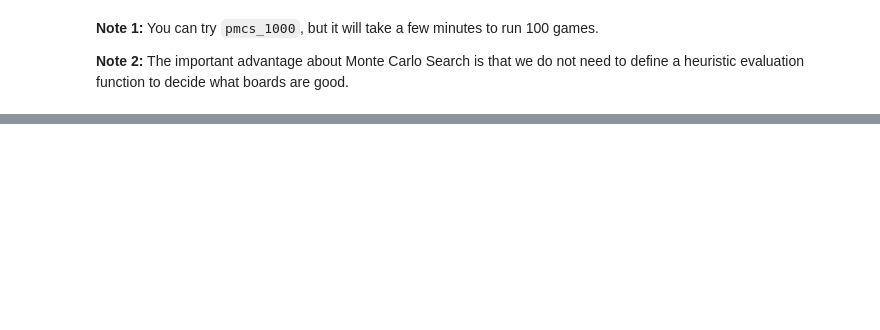
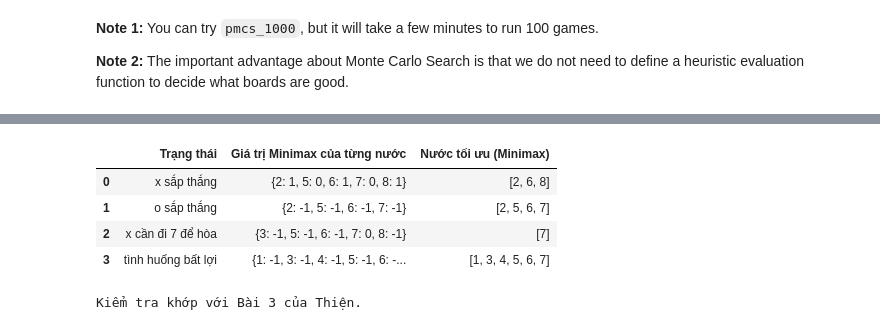
Before and after one commit to Ko4rut/ML-Advance-Group, a Jupyter notebook: lab05 - game/lab05 - game/tictactoe_pure_monte_carlo_search.ipynb, the cells around one changed output, grey strips where cells are left out. Saved outputs shown, nothing was run; the diff lists cells and outputs as text; code cells hidden in the pictures; blank space fills up the shorter version.

```diff
--- a/lab05 - game/lab05 - game/tictactoe_pure_monte_carlo_search.ipynb
+++ b/lab05 - game/lab05 - game/tictactoe_pure_monte_carlo_search.ipynb
@@ -399,0 +517,32 @@ Wall time: 7.68 s
+# %%
+def minimax_value(board, player, root):
+    """giá trị Minimax (nhìn từ root) của bàn mà player đang đi. Chỉ để kiểm tra, trạng thái nhỏ."""
+    u = utility(board, root)
+    if u is not None: return u
+    values = [minimax_value(result(board, player, a), other(player), root) for a in actions(board)]
+    return max(values) if player == root else min(values)
+
+
+exact = {name: {a: minimax_value(result(board, 'x', a), 'o', 'x') for a in actions(board)}
+         for name, board in test_states.items() if name != "bàn trống"}
+
+rows = []
+for name, values in exact.items():
+    top = max(values.values())
+    rows.append({"Trạng thái": name, "Giá trị Minimax của từng nước": values,
+                 "Nước tối ưu (Minimax)": [a for a, v in values.items() if v == top]})
+display(pd.DataFrame(rows))
+
+# khớp với bảng Bài 3 của Thiện (và với suy luận bằng tay cho "o sắp thắng": x chỉ chặn được một đường nên mọi nước đều -1)
+assert [a for a, v in exact["x sắp thắng"].items() if v == 1] == [2, 6, 8]
+assert exact["x cần đi 7 để hòa"] == {3: -1, 5: -1, 6: -1, 7: 0, 8: -1}
+assert set(exact["o sắp thắng"].values()) == {-1}
+assert set(exact["tình huống bất lợi"].values()) == {-1}
+print("Kiểm tra khớp với Bài 3 của Thiện.")
+# %% [output]
+|  | Trạng thái | Giá trị Minimax của từng nước | Nước tối ưu (Minimax) |
+| 0 | x sắp thắng | {2: 1, 5: 0, 6: 1, 7: 0, 8: 1} | [2, 6, 8] |
+| 1 | o sắp thắng | {2: -1, 5: -1, 6: -1, 7: -1} | [2, 5, 6, 7] |
+| 2 | x cần đi 7 để hòa | {3: -1, 5: -1, 6: -1, 7: 0, 8: -1} | [7] |
+| 3 | tình huống bất lợi | {1: -1, 3: -1, 4: -1, 5: -1, 6: -... | [1, 3, 4, 5, 6, 7] |
+Kiểm tra khớp với Bài 3 của Thiện.
```
Also changed, not shown: parts of 54 cells of this notebook.
